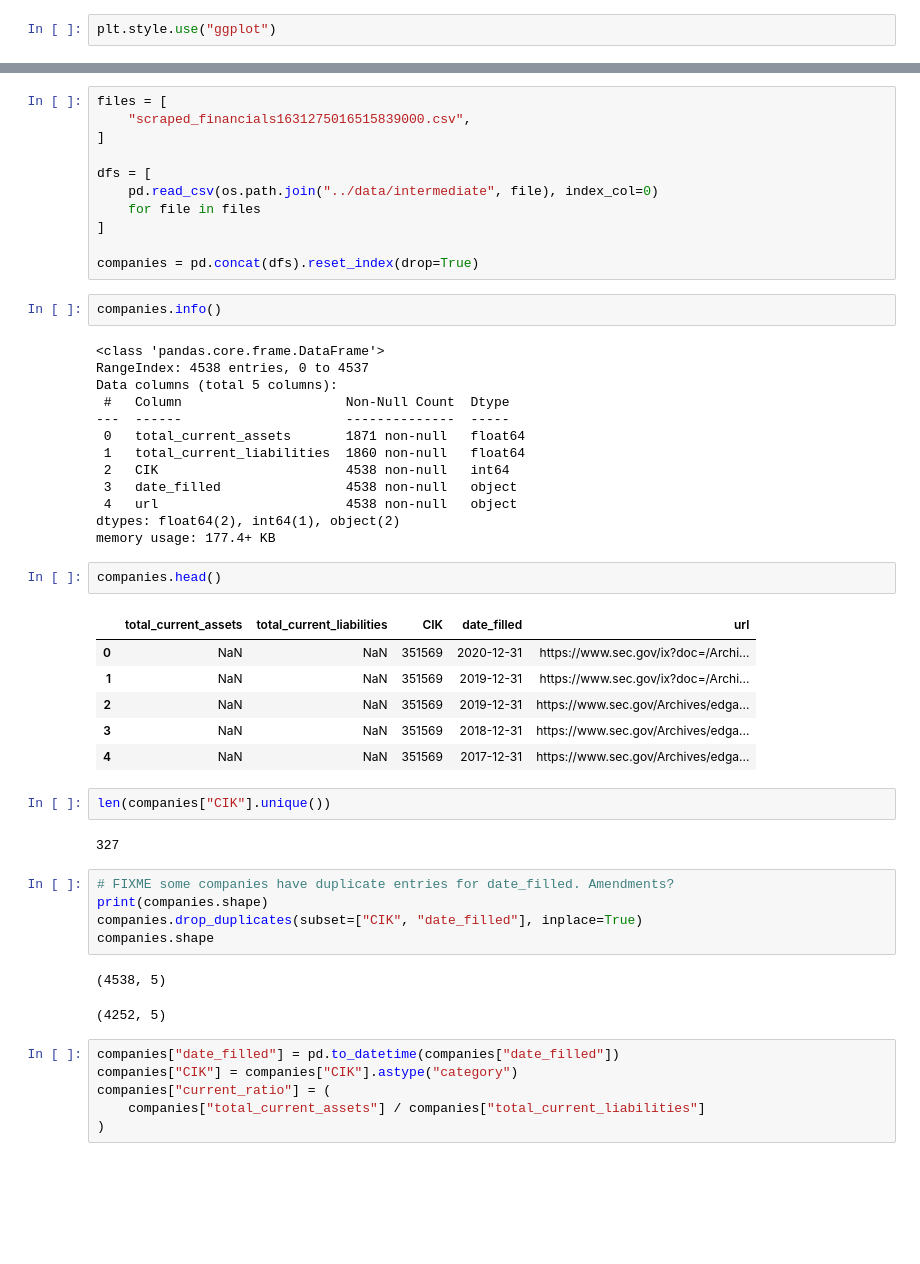
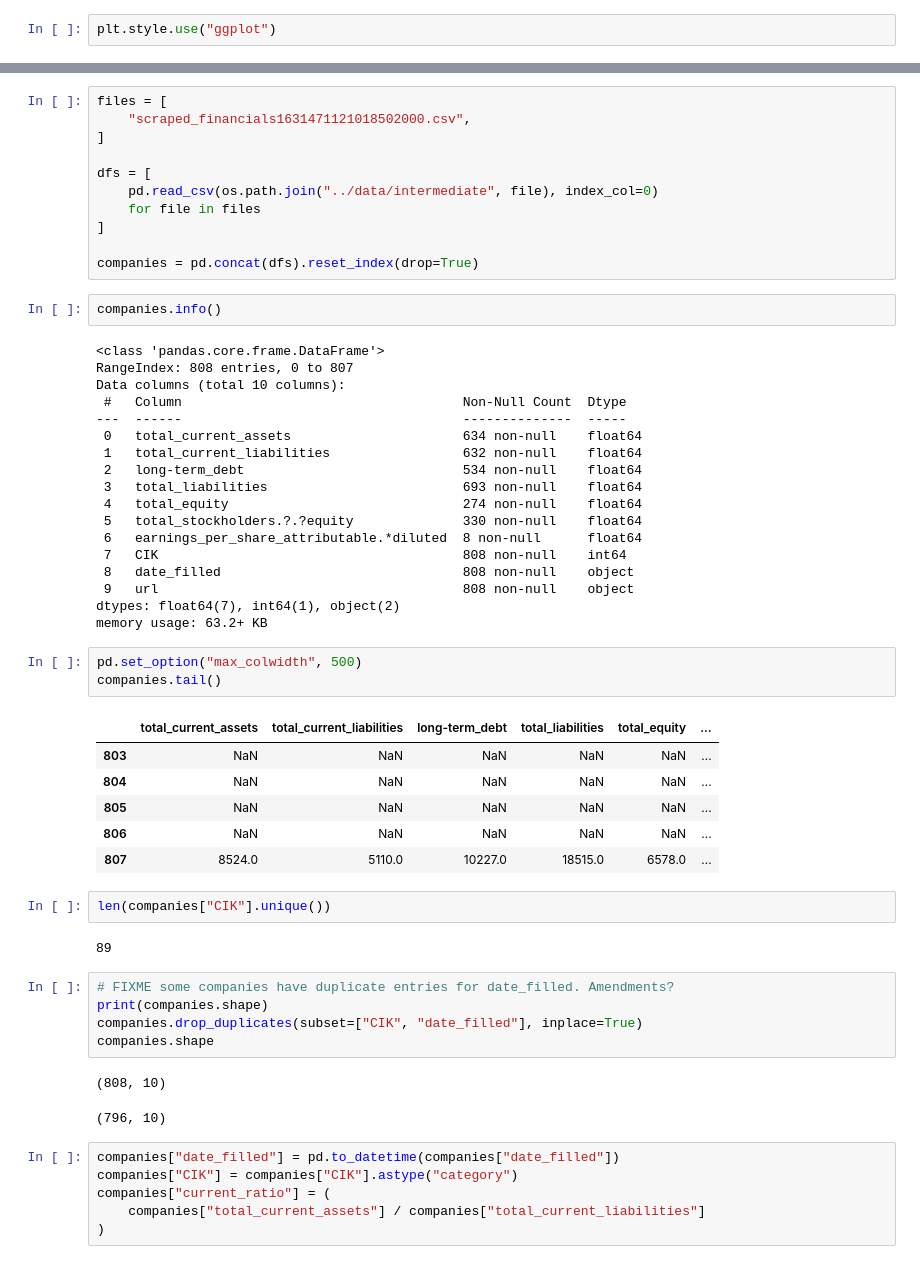
Before and after one commit to mpolch/datachallenge, a Jupyter notebook: notebooks/afeb_process_scraped_data-Copy1.ipynb, the cells around one changed output, grey strips where cells are left out. Saved outputs shown, nothing was run; the diff lists cells and outputs as text; blank space fills up the shorter version.

```diff
--- a/notebooks/afeb_process_scraped_data-Copy1.ipynb
+++ b/notebooks/afeb_process_scraped_data-Copy1.ipynb
@@ -32,6 +30,6 @@ plt.style.use("ggplot")
 # %%
 files = [
-    "scraped_financials1631275016515839000.csv",
+    "scraped_financials1631471121018502000.csv",
 ]
 
 dfs = [
@@ -44,38 +42,44 @@ companies = pd.concat(dfs).reset_index(drop=True)
 companies.info()
 # %% [output]
 <class 'pandas.core.frame.DataFrame'>
-RangeIndex: 4538 entries, 0 to 4537
-Data columns (total 5 columns):
- #   Column                     Non-Null Count  Dtype
----  ------                     --------------  -----
- 0   total_current_assets       1871 non-null   float64
- 1   total_current_liabilities  1860 non-null   float64
- 2   CIK                        4538 non-null   int64
- 3   date_filled                4538 non-null   object
- 4   url                        4538 non-null   object
-dtypes: float64(2), int64(1), object(2)
-memory usage: 177.4+ KB
+RangeIndex: 808 entries, 0 to 807
+Data columns (total 10 columns):
+ #   Column                                    Non-Null Count  Dtype
+---  ------                                    --------------  -----
+ 0   total_current_assets                      634 non-null    float64
+ 1   total_current_liabilities                 632 non-null    float64
+ 2   long-term_debt                            534 non-null    float64
+ 3   total_liabilities                         693 non-null    float64
+ 4   total_equity                              274 non-null    float64
+ 5   total_stockholders.?.?equity              330 non-null    float64
+ 6   earnings_per_share_attributable.*diluted  8 non-null      float64
+ 7   CIK                                       808 non-null    int64
+ 8   date_filled                               808 non-null    object
+ 9   url                                       808 non-null    object
+dtypes: float64(7), int64(1), object(2)
+memory usage: 63.2+ KB
 # %%
-companies.head()
+pd.set_option("max_colwidth", 500)
+companies.tail()
 # %% [output]
-|  | total_current_assets | total_current_liabilities | CIK | date_filled | url |
-| 0 | NaN | NaN | 351569 | 2020-12-31 | https://www.sec.gov/ix?doc=/Archi... |
-| 1 | NaN | NaN | 351569 | 2019-12-31 | https://www.sec.gov/ix?doc=/Archi... |
-| 2 | NaN | NaN | 351569 | 2019-12-31 | https://www.sec.gov/Archives/edga... |
-| 3 | NaN | NaN | 351569 | 2018-12-31 | https://www.sec.gov/Archives/edga... |
-| 4 | NaN | NaN | 351569 | 2017-12-31 | https://www.sec.gov/Archives/edga... |
+|  | total_current_assets | total_current_liabilities | long-term_debt | total_liabilities | total_equity | ... |
+| 803 | NaN | NaN | NaN | NaN | NaN | ... |
+| 804 | NaN | NaN | NaN | NaN | NaN | ... |
+| 805 | NaN | NaN | NaN | NaN | NaN | ... |
+| 806 | NaN | NaN | NaN | NaN | NaN | ... |
+| 807 | 8524.0 | 5110.0 | 10227.0 | 18515.0 | 6578.0 | ... |
 # %%
 len(companies["CIK"].unique())
 # %% [output]
-327
+89
 # %%
 # FIXME some companies have duplicate entries for date_filled. Amendments?
 print(companies.shape)
 companies.drop_duplicates(subset=["CIK", "date_filled"], inplace=True)
 companies.shape
 # %% [output]
-(4538, 5)
+(808, 10)
-(4252, 5)
+(796, 10)
 # %%
 companies["date_filled"] = pd.to_datetime(companies["date_filled"])
 companies["CIK"] = companies["CIK"].astype("category")
```
Also changed, not shown: parts of 20 cells of this notebook, 5 other files.
